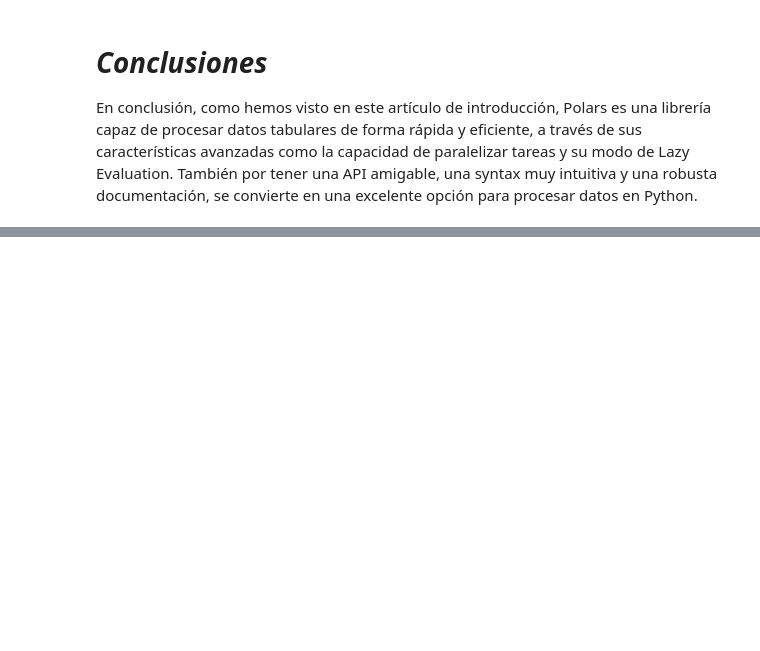
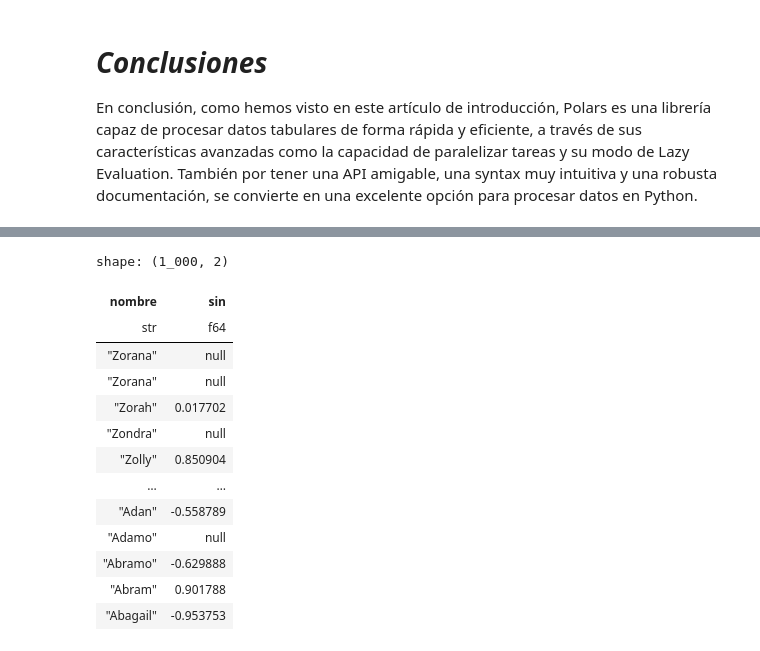
Before and after one commit to Viny2030/colabs, a Jupyter notebook: intropolars.ipynb, the cells around one changed output, grey strips where cells are left out. Saved outputs shown, nothing was run; the diff lists cells and outputs as text; code cells hidden in the pictures; blank space fills up the shorter version.

```diff
--- a/intropolars.ipynb
+++ b/intropolars.ipynb
@@ -602,0 +646,24 @@ En conclusión, como hemos visto en este artículo de introducción, Polars es u
+# %%
+import polars as pl
+
+query = df.select([
+    pl.col("nombre"),  # Select the "nombre" column
+    pl.col("edad").sin().alias("sin")  # Calculate sin of "edad" and alias it as "sin"
+]).sort("nombre", descending=True)  # Sort the DataFrame by "nombre" in descending order
+# %%
+query
+# %% [output]
+shape: (1_000, 2)
+| nombre | sin |
+| str | f64 |
+| "Zorana" | null |
+| "Zorana" | null |
+| "Zorah" | 0.017702 |
+| "Zondra" | null |
+| "Zolly" | 0.850904 |
+| … | … |
+| "Adan" | -0.558789 |
+| "Adamo" | null |
+| "Abramo" | -0.629888 |
+| "Abram" | 0.901788 |
+| "Abagail" | -0.953753 |
```
Also changed, not shown: parts of 17 cells of this notebook.
